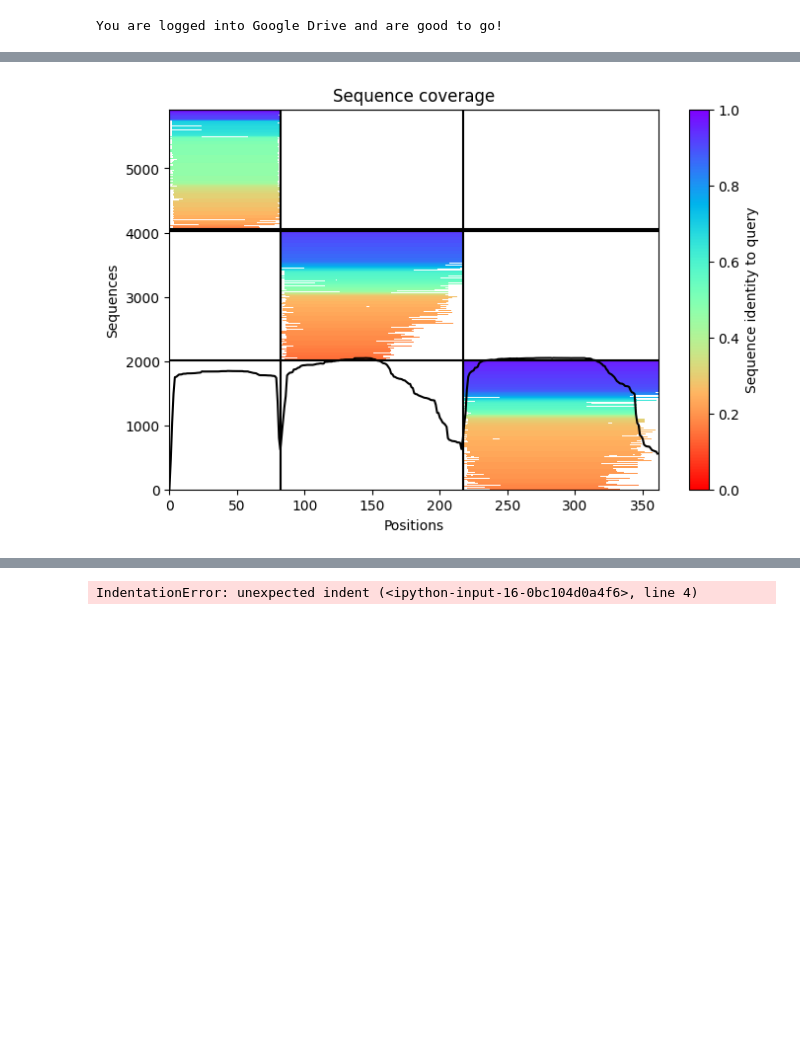
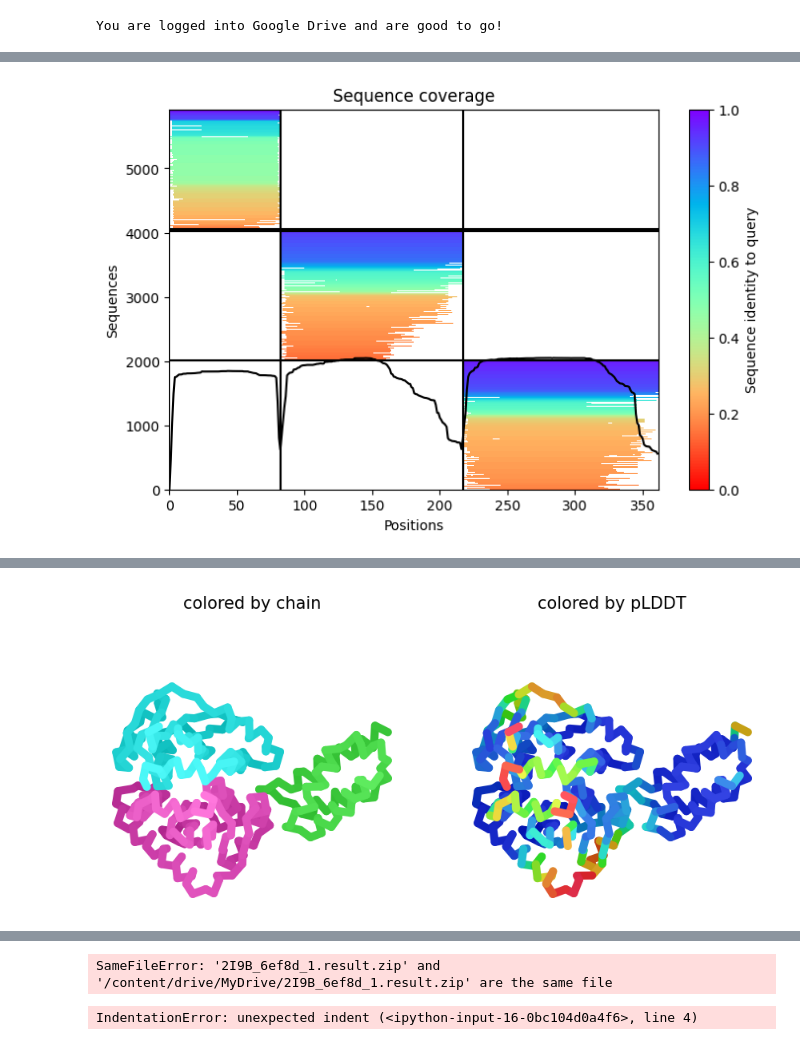
Before and after one commit to wsmitpwtind/Buaa_python, a Jupyter notebook: AlphaFold2.ipynb, the cells around one changed output, grey strips where cells are left out. Cells and saved outputs as stored; diff of their text form; code cells hidden in the pictures; blank space fills up the shorter version.

```diff
--- a/AlphaFold2.ipynb
+++ b/AlphaFold2.ipynb
@@ -281,7 +281,7 @@ if "1" in K80_chk:
 from colabfold.colabfold import plot_protein
 from pathlib import Path
 import matplotlib.pyplot as plt
-
+import shutil
 # For some reason we need that to get pdbfixer to import
 if use_amber and f"/usr/local/lib/python{python_version}/site-packages/" not in sys.path:
     sys.path.insert(0, f"/usr/local/lib/python{python_version}/site-packages/")
@@ -341,7 +341,7 @@ for jobname in jobnames:
       stop_at_score=float(100),
       prediction_callback=prediction_callback,
       dpi=dpi,
-      zip_results=False,
+      zip_results=True,
       save_all=save_all,
       max_msa=max_msa,
       use_cluster_profile=use_cluster_profile,
@@ -353,12 +353,4 @@ for jobname in jobnames:
   os.system(f"zip -r {results_zip} {jobname}")
   if msa_mode == "custom":
     print("Don't forget to cite your custom MSA generation method.")
-  os.copy(f"{jobname}.result.zip", '/content/drive/MyDrive')
-  files.download(f"{jobname}.result.zip")
-
-  if save_to_google_drive == True and drive:
-    uploaded = files.create_file({'title': f"{jobname}.result.zip"})
-    uploaded.SetContentFile(f"{jobname}.result.zip")
-    uploaded.Upload()
-    print(f"Uploaded {jobname}.result.zip to Google Drive with ID {uploaded.get('id')}")
 # %% [output]
@@ -369,0 +366 @@ for jobname in jobnames:
+[figure, added]
@@ -370,3 +370,4 @@ for jobname in jobnames:
+SameFileError: '2I9B_6ef8d_1.result.zip' and '/content/drive/MyDrive/2I9B_6ef8d_1.result.zip' are the same file
 # %%
 #@title Display 3D structure {run: "auto"}
 import py3Dmol
```
Also changed, not shown: parts of 1 cell of this notebook.
